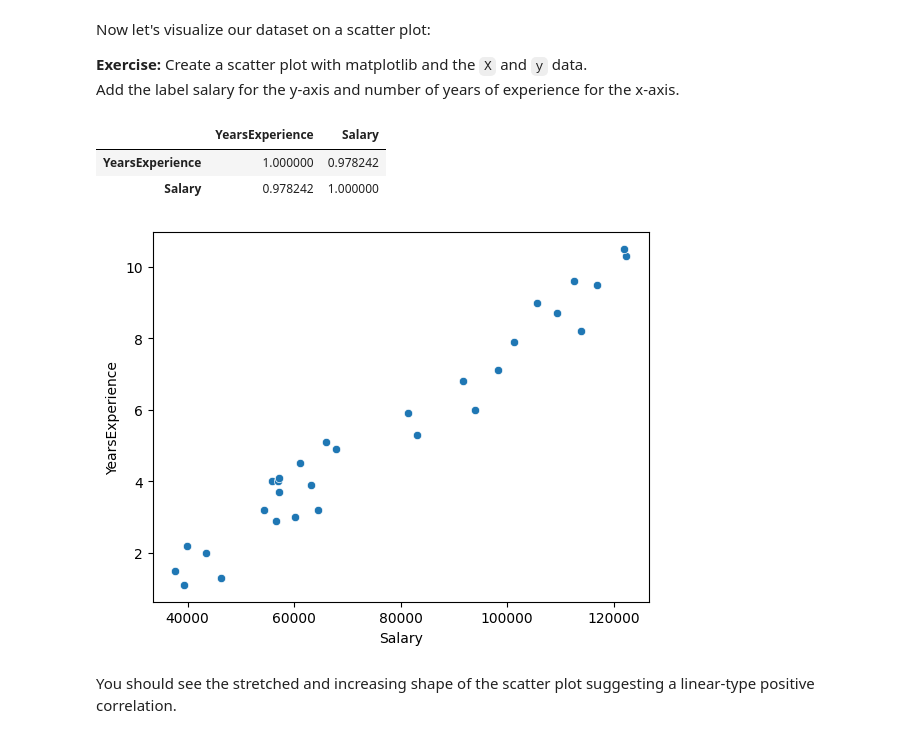
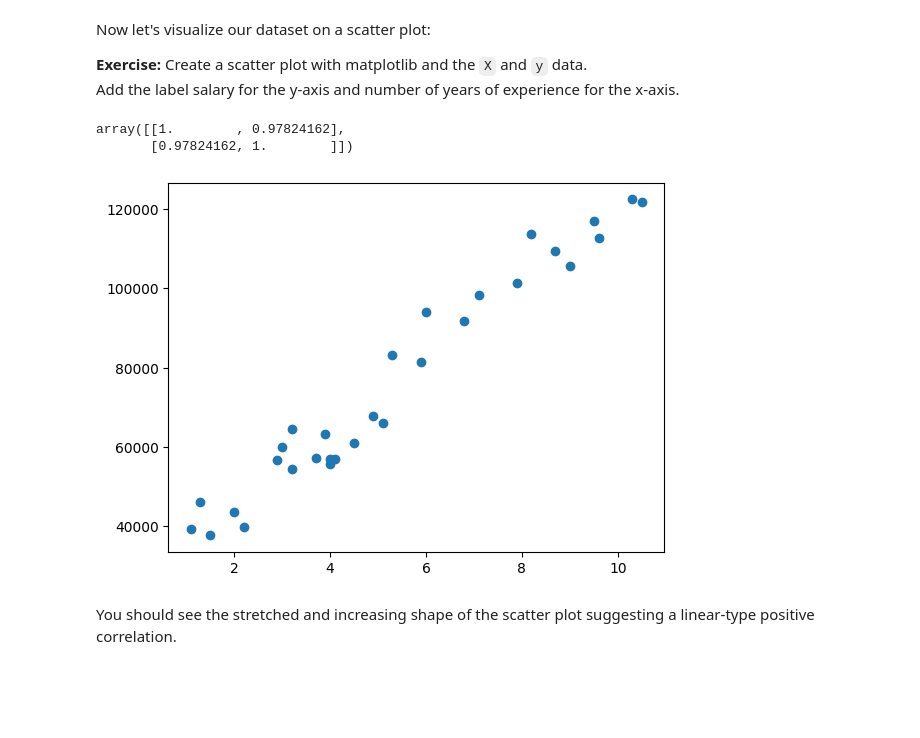
Before and after one commit to AdrienPiette/LGG-Thomas4, a Jupyter notebook: 02-TheHill/MachineLearningIntro/02-ModelingStructuredData/01-Regression/01-simple-linear-regression.ipynb, the cells around one changed output. Saved outputs shown, nothing was run; the diff lists cells and outputs as text; code cells hidden in the pictures; blank space fills up the shorter version.

```diff
--- a/02-TheHill/MachineLearningIntro/02-ModelingStructuredData/01-Regression/01-simple-linear-regression.ipynb
+++ b/02-TheHill/MachineLearningIntro/02-ModelingStructuredData/01-Regression/01-simple-linear-regression.ipynb
@@ -77,6 +77,4 @@ Variables `X` and `y` be must of type `numpy.ndarray`
 # %%
 
 X = np.array (df ['YearsExperience'])
-y = np.array (df.drop('Salary', axis=1))
-
-print(X,y)
+y = np.array (df['Salary'])
@@ -134,16 +114,15 @@ Now let's visualize our dataset on a scatter plot:
 Add the label salary for the y-axis and number of years of experience for the x-axis.
 # %%
 import seaborn as sns
-import matplotlib as plt
+import matplotlib.pyplot as plt
 
-sns.scatterplot(data=df, x='Salary',y='YearsExperience')
+plt.scatter(X, y)
 
-df.corr()
+np.corrcoef(X,y)
 # %% [output]
-|  | YearsExperience | Salary |
-| YearsExperience | 1.000000 | 0.978242 |
-| Salary | 0.978242 | 1.000000 |
+array([[1.        , 0.97824162],
+       [0.97824162, 1.        ]])
-[figure, old version]
+[figure, new version]
 # %% [markdown]
 You should see the stretched and increasing shape of the scatter plot suggesting a linear-type positive correlation.
 # %% [markdown]
```
Also changed, not shown: parts of 9 cells of this notebook, 2 other files.
